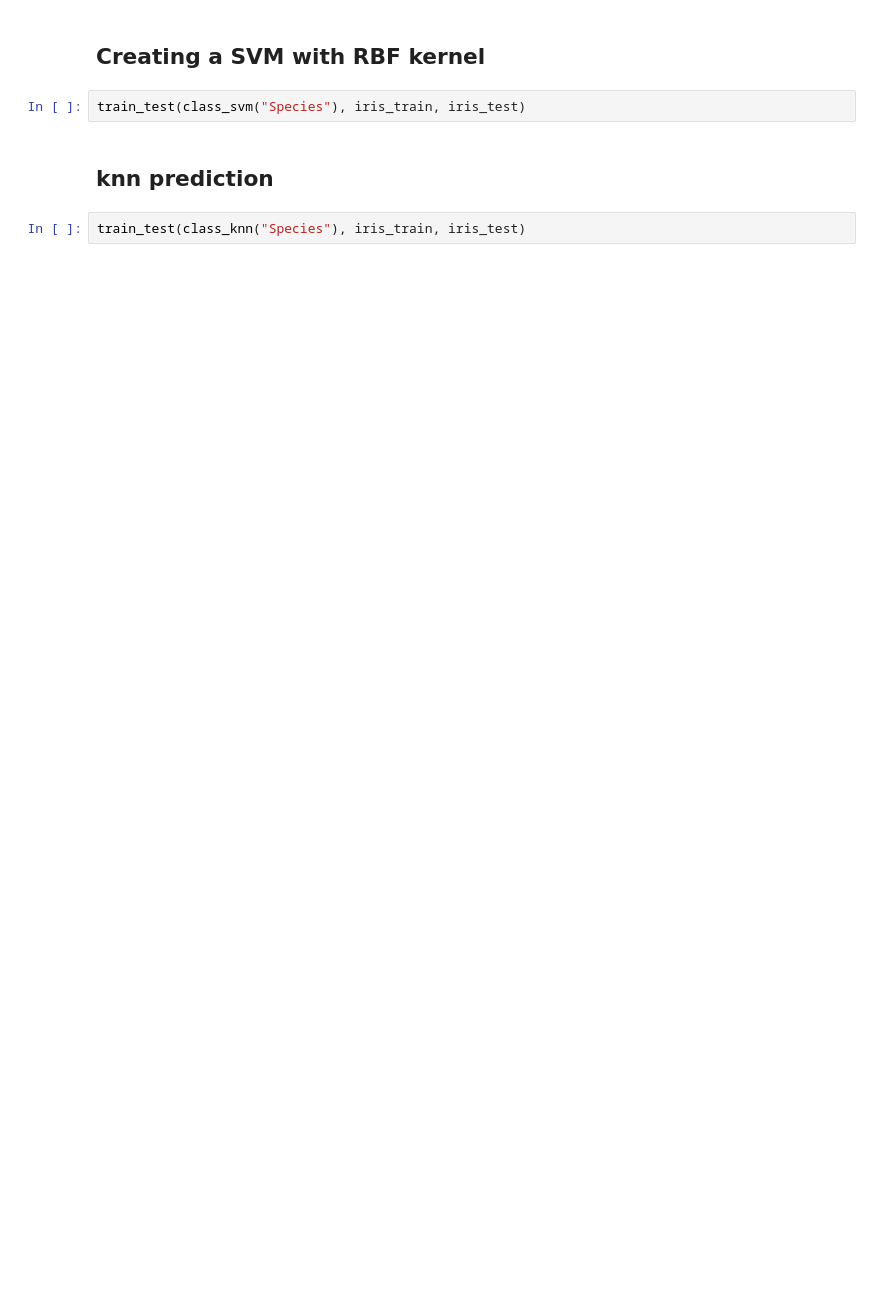
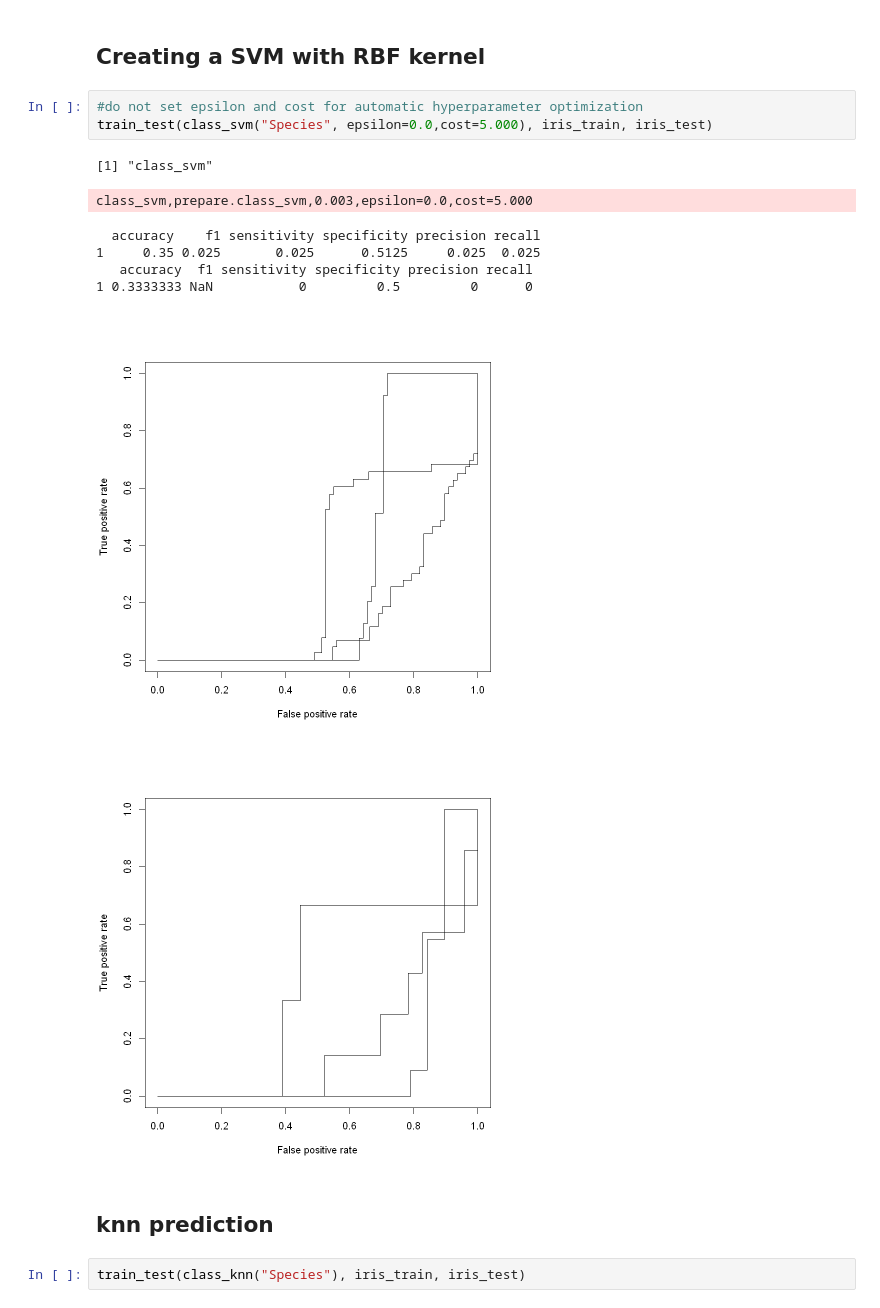
Before and after one commit to eogasawara/mylibrary, a Jupyter notebook: Classification.ipynb, the cells around one changed output. Cells and saved outputs as stored; diff of their text form; blank space fills up the shorter version.

```diff
--- a/Classification.ipynb
+++ b/Classification.ipynb
@@ -152,7 +150,17 @@ train_test(class_mlp("Species"), iris_train, iris_test)
 # %% [markdown]
 ## Creating a SVM with RBF kernel
-# %%
-train_test(class_svm("Species"), iris_train, iris_test)
+# %%
+#do not set epsilon and cost for automatic hyperparameter optimization
+train_test(class_svm("Species", epsilon=0.0,cost=5.000), iris_train, iris_test)
+# %% [output]
+[1] "class_svm"
+class_svm,prepare.class_svm,0.003,epsilon=0.0,cost=5.000
+  accuracy    f1 sensitivity specificity precision recall
+1     0.35 0.025       0.025      0.5125     0.025  0.025
+   accuracy  f1 sensitivity specificity precision recall
+1 0.3333333 NaN           0         0.5         0      0
+[figure, added]
+[figure, added]
 # %% [markdown]
 ## knn prediction
 # %%
```
Also changed, not shown: parts of 6 cells of this notebook, 5 other files.
